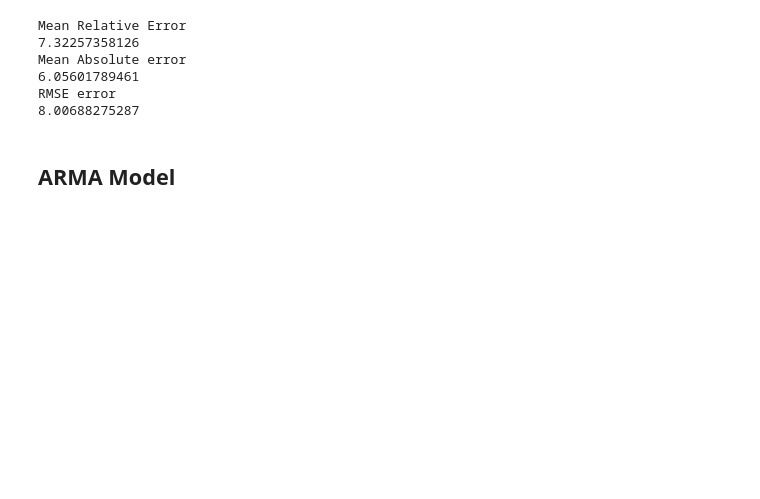
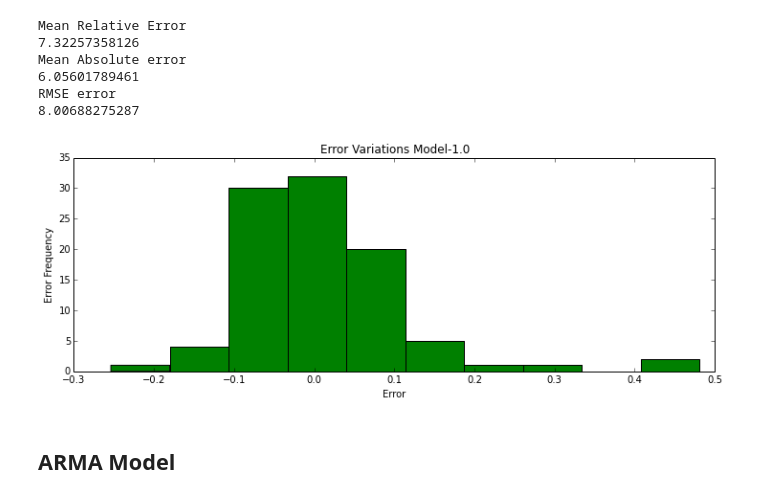
Before and after one commit to Sree-vathsan/CSE591-Data-Science-Project, a Jupyter notebook: Modular_Code_Linear_Regression_Oil.ipynb, the cells around one changed output. Saved outputs shown, nothing was run; the diff lists cells and outputs as text; code cells hidden in the pictures; blank space fills up the shorter version.

```diff
--- a/Modular_Code_Linear_Regression_Oil.ipynb
+++ b/Modular_Code_Linear_Regression_Oil.ipynb
@@ -184,14 +185,16 @@ RMSE error
 # %%
 
 
 def plot(err,c,nb):
     fig, axes = plt.subplots(1, 1, figsize=(12,4))
     axes.hist(err, color=c, bins=nb)
     axes.set_ylabel('Error Frequency')
     axes.set_xlabel('Error')
     axes.set_title("Error Variations Model-1.0")
 
-plot(errPred/yArrTest,'g',120)
+plot(errPred/yArrTest,'g',10)
+# %% [output]
+[figure, added]
 # %% [markdown]
 ## ARMA Model
 # %%
```
Also changed, not shown: parts of 6 cells of this notebook, 1 other file.
